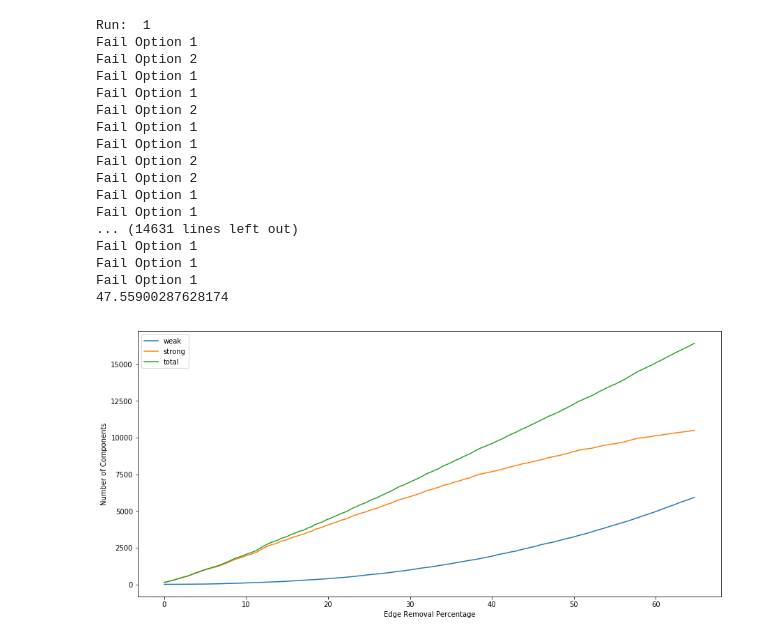
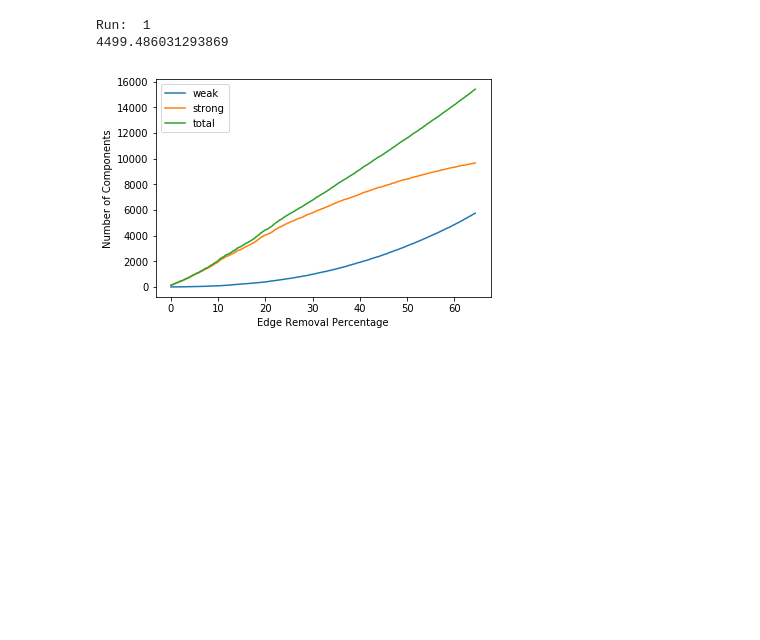
Before and after one commit to Player514/BerlinNetwork, a Jupyter notebook: Capacity_Redistribution_Attempt.ipynb, the cells around one changed output. Cells and saved outputs as stored; diff of their text form; code cells hidden in the pictures; blank space fills up the shorter version.

```diff
--- a/Capacity_Redistribution_Attempt.ipynb
+++ b/Capacity_Redistribution_Attempt.ipynb
@@ -70,6 +78,9 @@ def res_test(edgelist, runs, redistribute, sort):
             if g.has_edge(start_node, end_node):
                 g.remove_edge(start_node,end_node)
 
+            else:
+                continue
+
             if redistribute:
                 cars = g_edge_cars[start_node,end_node]
                 start_node_neighbors = g.successors(start_node)
@@ -93,7 +104,7 @@ def res_test(edgelist, runs, redistribute, sort):
                     print("Fail Option 1")
 
 
-            if index % 100 == 0:
+            if index % 1 == 0:
 
                 weakly_comp = nx.number_weakly_connected_components(g)
                 strongly_comp = nx.number_strongly_connected_components(g)
@@ -144,25 +155,10 @@ def redistribute_cars(g,start_node, cars_frac, neighbor_w_path, g_edge_cars, g_e
             g_edge_cars[start_node,end_node] += cars_frac
 # %%
 start = time.time()
-res_test("complete_networld_cap.edgelist", runs=1, redistribute=True, sort=False)
+res_test("complete_networld_cap.edgelist", runs=1, redistribute=False, sort=False, extra_walks=False)
 end = time.time() - start
 print(end)
 # %% [output]
 Run:  1
-Fail Option 1
-Fail Option 2
-Fail Option 1
-Fail Option 1
-Fail Option 2
-Fail Option 1
-Fail Option 1
-Fail Option 2
-Fail Option 2
-Fail Option 1
-Fail Option 1
-... (14631 lines left out)
-Fail Option 1
-Fail Option 1
-Fail Option 1
-47.55900287628174
+4499.486031293869
-[figure, old version]
+[figure, new version]
```
Also changed, not shown: parts of 5 cells of this notebook.
